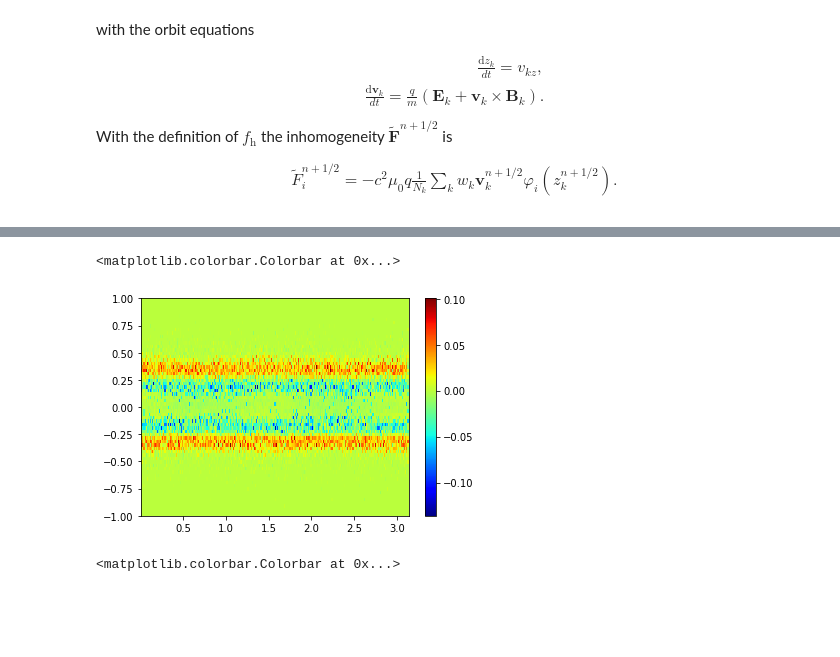
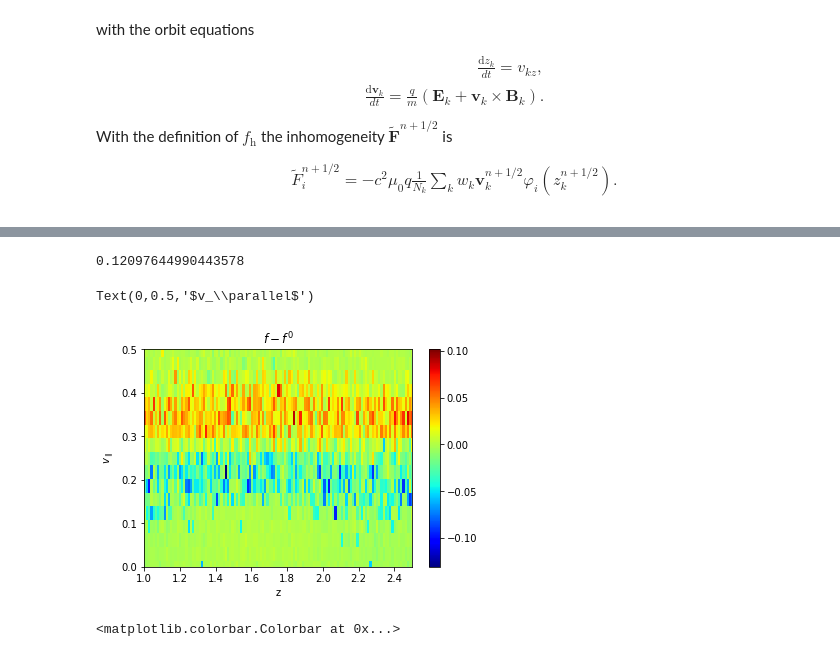
Before and after one commit to ratnania/mhd, a Jupyter notebook: 02_HybridModelling/01_Electron_Hybrid_Code.ipynb, the cells around one changed output, grey strips where cells are left out. Drawn from its saved outputs; the diff is of its cells as text; code cells hidden in the pictures; blank space fills up the shorter version.

```diff
--- a/02_HybridModelling/01_Electron_Hybrid_Code.ipynb
+++ b/02_HybridModelling/01_Electron_Hybrid_Code.ipynb
@@ -584,3 +591,7 @@ plt.semilogy(test)
+# %%
+Eh_eq
+# %% [output]
+0.12097644990443578
 # %%
 # plot distribution function
 Nbin = 256
@@ -628,11 +639,15 @@ fdensv = fdensv/(Np*dv_bin*dv_bin_perp) + 0*fh0(0, VVperp/np.sqrt(2), VVperp/np.
 # ...
 # %%
 plt.pcolor(ZZ, VV, fdens, cmap = 'jet')
-plt.ylim((-1,1))
+plt.ylim((0.0,0.5))
+plt.xlim((1.0,2.5))
 plt.colorbar()
+plt.title('$f-f^0$')
+plt.xlabel('z')
+plt.ylabel('$v_\parallel$')
 # %% [output]
-<matplotlib.colorbar.Colorbar at 0x...>
+Text(0,0.5,'$v_\\parallel$')
-[figure, old version]
+[figure, new version]
 # %%
 plt.pcolor(VVpar, VVperp, fdensv, cmap = 'jet')
 plt.xlim((-1,1))
```
Also changed, not shown: parts of 5 cells of this notebook, 5 other files.
